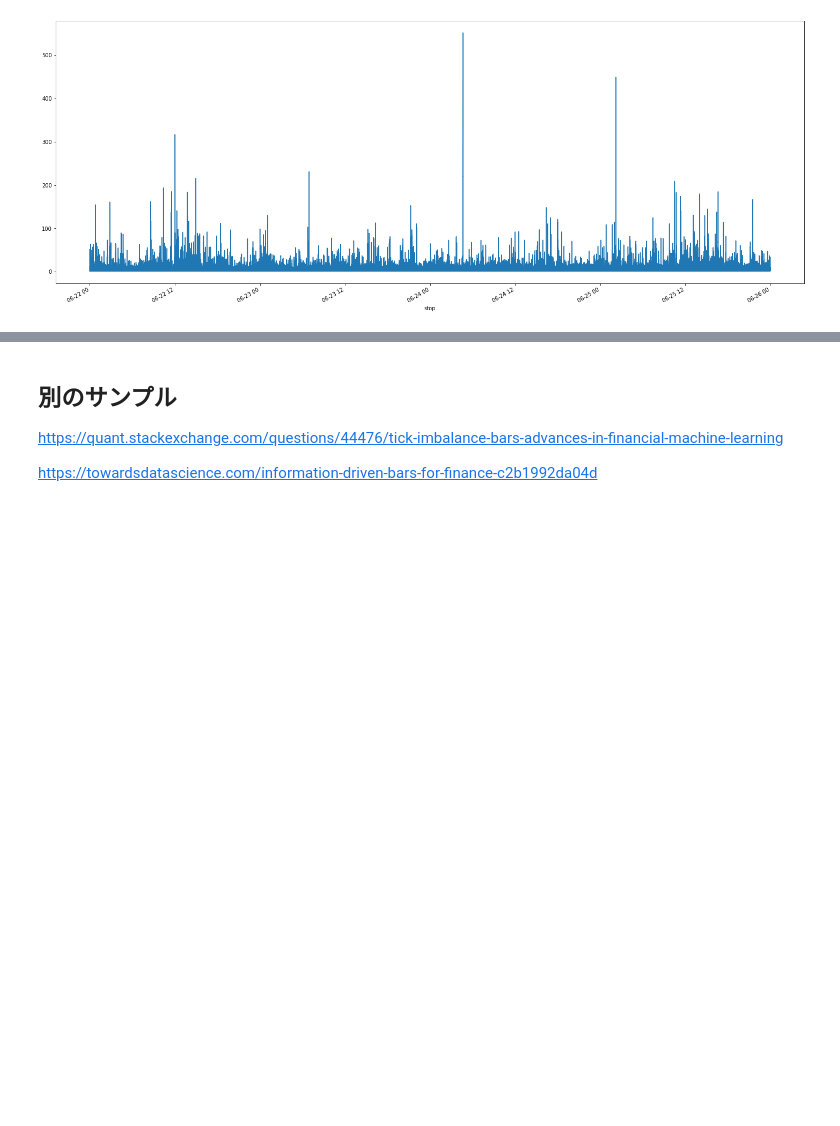
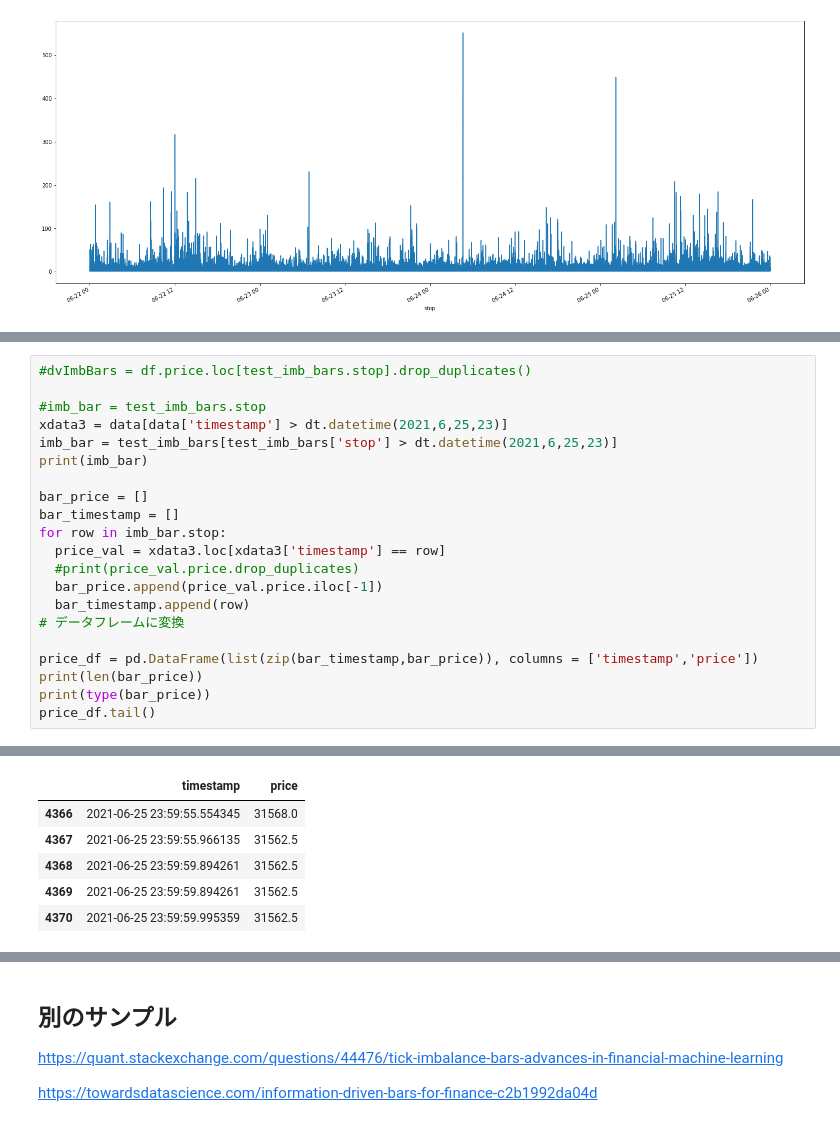
Before and after one commit to ktsuchida11/AIWorkshop202107, a Jupyter notebook: fin_ml_chapter2.ipynb, the cells around one changed output, grey strips where cells are left out. Cells and saved outputs as stored; diff of their text form; blank space fills up the shorter version.

```diff
--- a/fin_ml_chapter2.ipynb
+++ b/fin_ml_chapter2.ipynb
@@ -461,0 +451,22 @@ ValueError: ignored
+# %%
+#dvImbBars = df.price.loc[test_imb_bars.stop].drop_duplicates()
+
+#imb_bar = test_imb_bars.stop
+xdata3 = data[data['timestamp'] > dt.datetime(2021,6,25,23)]
+imb_bar = test_imb_bars[test_imb_bars['stop'] > dt.datetime(2021,6,25,23)]
+print(imb_bar)
+
+bar_price = []
+bar_timestamp = []
+for row in imb_bar.stop:
+  price_val = xdata3.loc[xdata3['timestamp'] == row]
+  #print(price_val.price.drop_duplicates)
+  bar_price.append(price_val.price.iloc[-1])
+  bar_timestamp.append(row)
+# データフレームに変換
+
+price_df = pd.DataFrame(list(zip(bar_timestamp,bar_price)), columns = ['timestamp','price'])
+print(len(bar_price))
+print(type(bar_price))
+price_df.tail()
+# %% [output]
@@ -461,0 +489,6 @@ ValueError: ignored
+|  | timestamp | price |
+| 4366 | 2021-06-25 23:59:55.554345 | 31568.0 |
+| 4367 | 2021-06-25 23:59:55.966135 | 31562.5 |
+| 4368 | 2021-06-25 23:59:59.894261 | 31562.5 |
+| 4369 | 2021-06-25 23:59:59.894261 | 31562.5 |
+| 4370 | 2021-06-25 23:59:59.995359 | 31562.5 |
```
Also changed, not shown: parts of 17 cells of this notebook.
